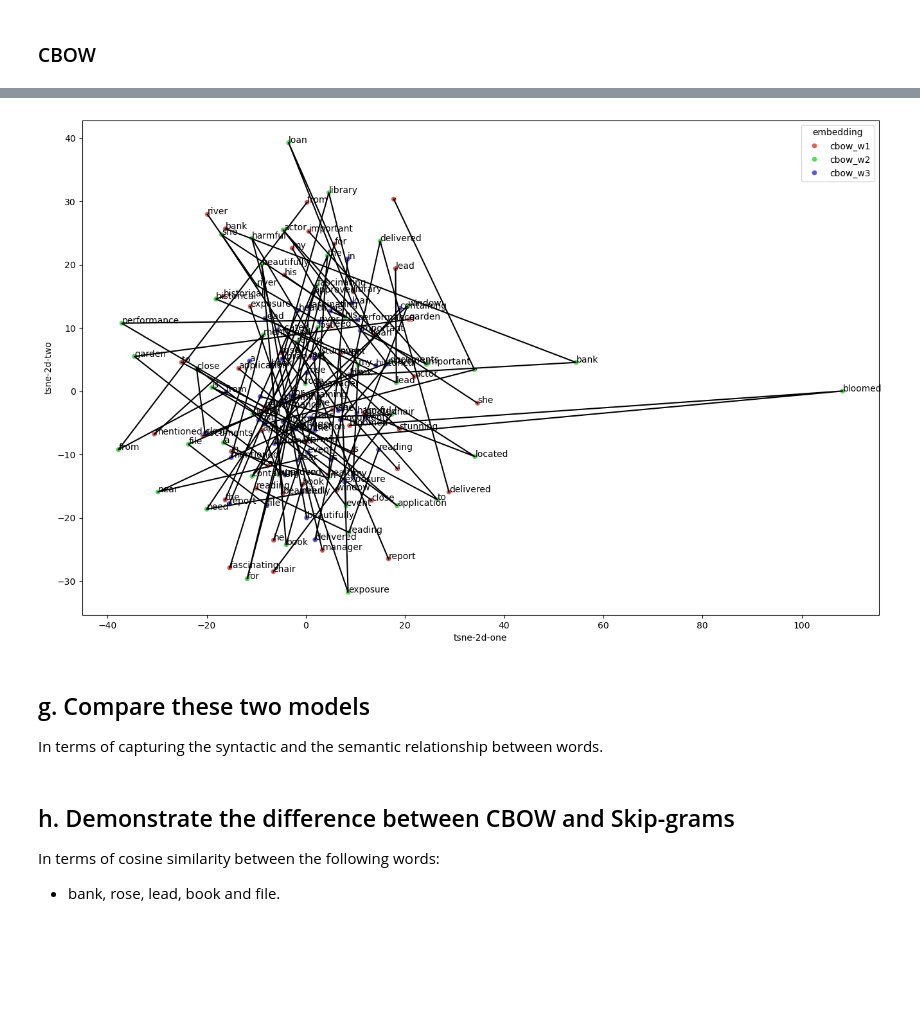
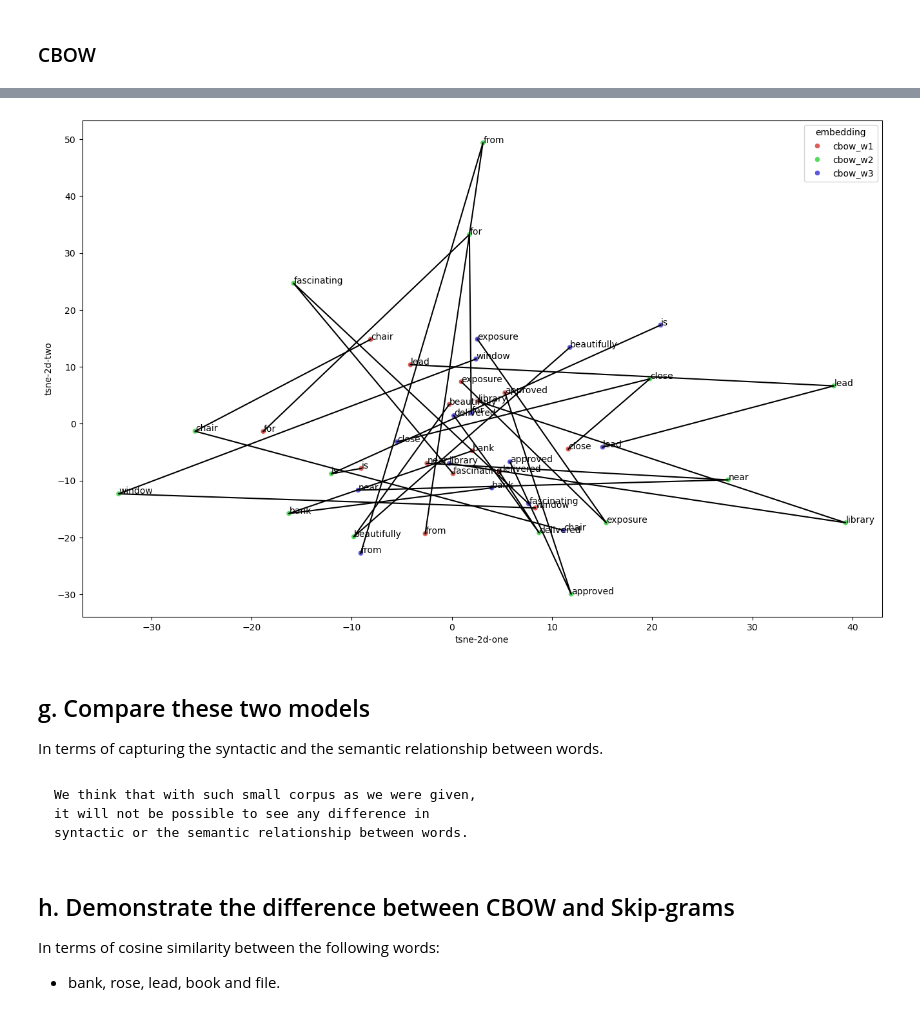
Before and after one commit to vodkolav/DSlab1, a Jupyter notebook: NLP/Assignment2.ipynb, the cells around one changed output, grey strips where cells are left out. Saved outputs shown, nothing was run; the diff lists cells and outputs as text; code cells hidden in the pictures; blank space fills up the shorter version.

Commit message:
Answers complete added tsne comparisons to all sections where needed difference between CBOW and Skip-grams In cosine similarity

````diff
--- a/NLP/Assignment2.ipynb
+++ b/NLP/Assignment2.ipynb
@@ -547,10 +608,20 @@ cbowW3 = embedding_Tsne(cbow_embeddings[2], 'cbow_w3')
+# %%
+a = cbowW1.iloc[:15,:]
+b = cbowW2.loc[a.index,:]
+c = cbowW3.loc[a.index,:]
 # %%
-compare_embeddings([cbowW1, cbowW2, cbowW3])
+compare_embeddings([a,b,c])
 # %% [output]
-[figure, old version]
+[figure, new version]
 # %% [markdown]
 ## g. Compare these two models
 In terms of capturing the syntactic and the semantic relationship between words.
+# %% [markdown]
+```
+We think that with such small corpus as we were given,
+it will not be possible to see any difference in
+syntactic or the semantic relationship between words.
+```
 # %% [markdown]
 ## h. Demonstrate the difference between CBOW and Skip-grams
 In terms of cosine similarity between the following words:
````
Also changed, not shown: parts of 20 cells of this notebook.
